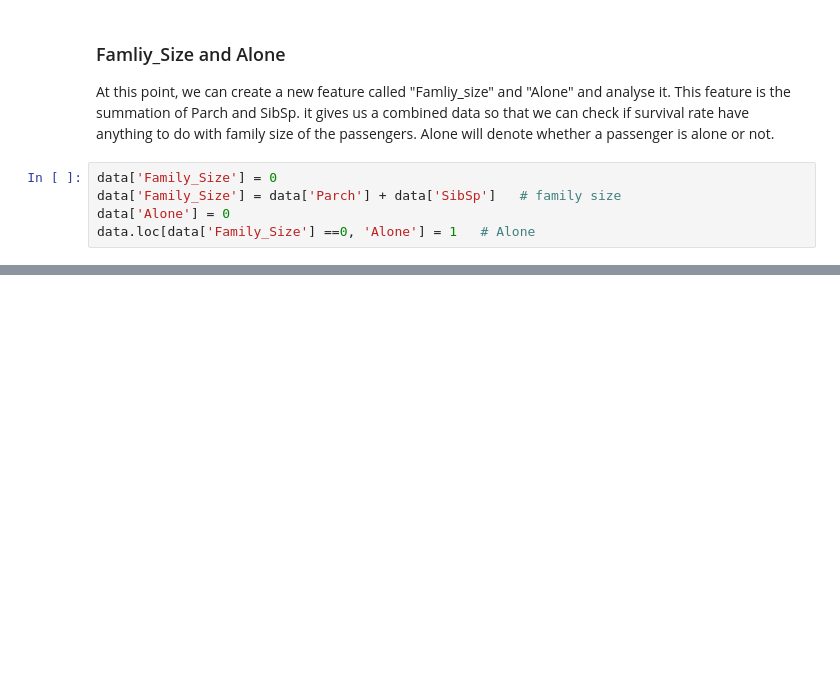
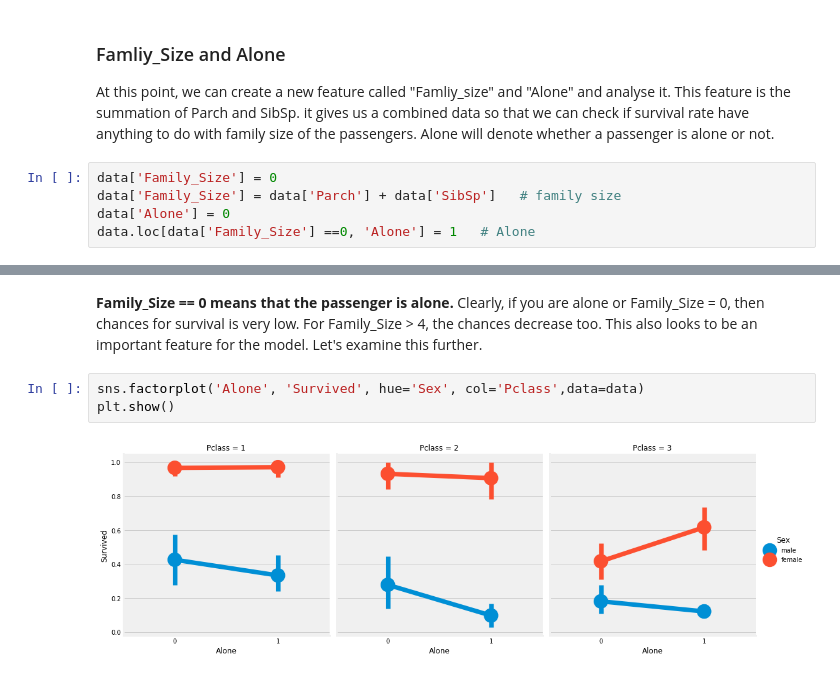
Before and after one commit to haesung-j/Titanic, a Jupyter notebook: 2nd Titianic. EDA To Prediction.ipynb, the cells around one changed output, grey strips where cells are left out. Saved outputs shown, nothing was run; the diff lists cells and outputs as text; blank space fills up the shorter version.

```diff
--- a/2nd Titianic. EDA To Prediction.ipynb
+++ b/2nd Titianic. EDA To Prediction.ipynb
@@ -611,0 +612,7 @@ plt.show()
+# %% [markdown]
+**Family_Size == 0 means that the passenger is alone.** Clearly, if you are alone or Family_Size = 0, then chances for survival is very low. For Family_Size > 4, the chances decrease too. This also looks to be an important feature for the model. Let's examine this further.
+# %%
+sns.factorplot('Alone', 'Survived', hue='Sex', col='Pclass',data=data)
+plt.show()
+# %% [output]
+[figure, added]
```
Also changed, not shown: parts of 42 cells of this notebook.
